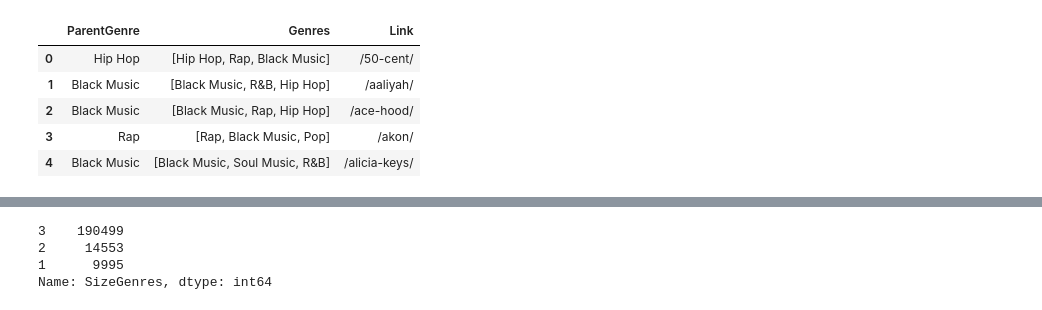
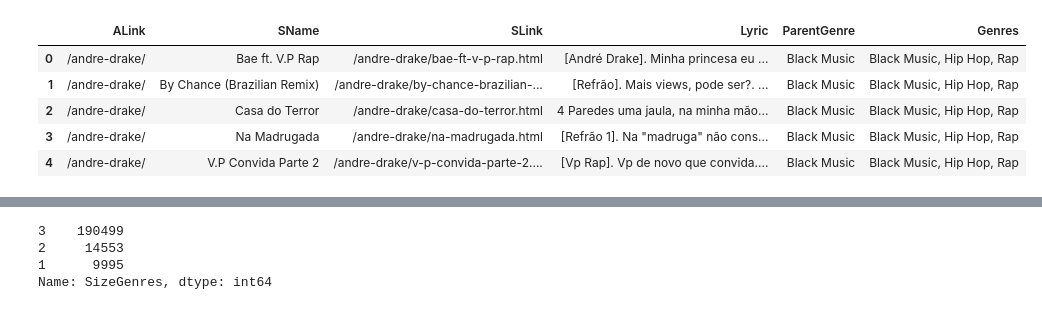
Before and after one commit to vinicius-alves/Selecao-Genero-Musical, a Jupyter notebook: Análise Exploratória/Análise Exploratória.ipynb, the cells around one changed output, grey strips where cells are left out. Cells and saved outputs as stored; diff of their text form; code cells hidden in the pictures.

```diff
--- a/Análise Exploratória/Análise Exploratória.ipynb
+++ b/Análise Exploratória/Análise Exploratória.ipynb
@@ -130,22 +9,0 @@ df_lyrics[:5]
-# %%
-df_artists = pd.read_csv('data/artists-data.csv', encoding='utf8')
-df_artists.drop(columns=["Artist","Songs","Popularity"],inplace=True)
-
-def genres_map(genres_str):
-    genres = [y.strip() for y in genres_str.split(";")]
-    if("COLETÂNEA" in genres):
-        genres.remove("COLETÂNEA")
-    return genres
-
-df_artists = df_artists[~df_artists["Genres"].isnull()]
-
-df_artists["Genres"] = df_artists["Genres"].map(genres_map)
-
-df_artists[:5]
-# %% [output]
-|  | ParentGenre | Genres | Link |
-| 0 | Hip Hop | [Hip Hop, Rap, Black Music] | /50-cent/ |
-| 1 | Black Music | [Black Music, R&B, Hip Hop] | /aaliyah/ |
-| 2 | Black Music | [Black Music, Rap, Hip Hop] | /ace-hood/ |
-| 3 | Rap | [Rap, Black Music, Pop] | /akon/ |
-| 4 | Black Music | [Black Music, Soul Music, R&B] | /alicia-keys/ |
@@ -155 +10,12 @@ df_lyrics.drop(columns=["Link"],inplace=True)
+# %%
+df_lyrics = pd.read_csv("data/lyrics.csv", sep =';')
+
+df_lyrics[:5]
+# %% [output]
+|  | ALink | SName | SLink | Lyric | ParentGenre | Genres |
+| 0 | /andre-drake/ | Bae ft. V.P Rap | /andre-drake/bae-ft-v-p-rap.html | [André Drake]. Minha princesa eu ... | Black Music | Black Music, Hip Hop, Rap |
+| 1 | /andre-drake/ | By Chance (Brazilian Remix) | /andre-drake/by-chance-brazilian-... | [Refrão]. Mais views, pode ser?. ... | Black Music | Black Music, Hip Hop, Rap |
+| 2 | /andre-drake/ | Casa do Terror | /andre-drake/casa-do-terror.html | 4 Paredes uma jaula, na minha mão... | Black Music | Black Music, Hip Hop, Rap |
+| 3 | /andre-drake/ | Na Madrugada | /andre-drake/na-madrugada.html | [Refrão 1]. Na "madruga" não cons... | Black Music | Black Music, Hip Hop, Rap |
+| 4 | /andre-drake/ | V.P Convida Parte 2 | /andre-drake/v-p-convida-parte-2.... | [Vp Rap]. Vp de novo que convida.... | Black Music | Black Music, Hip Hop, Rap |
 # %%
```
Also changed, not shown: parts of 23 cells of this notebook, 1 other file.
